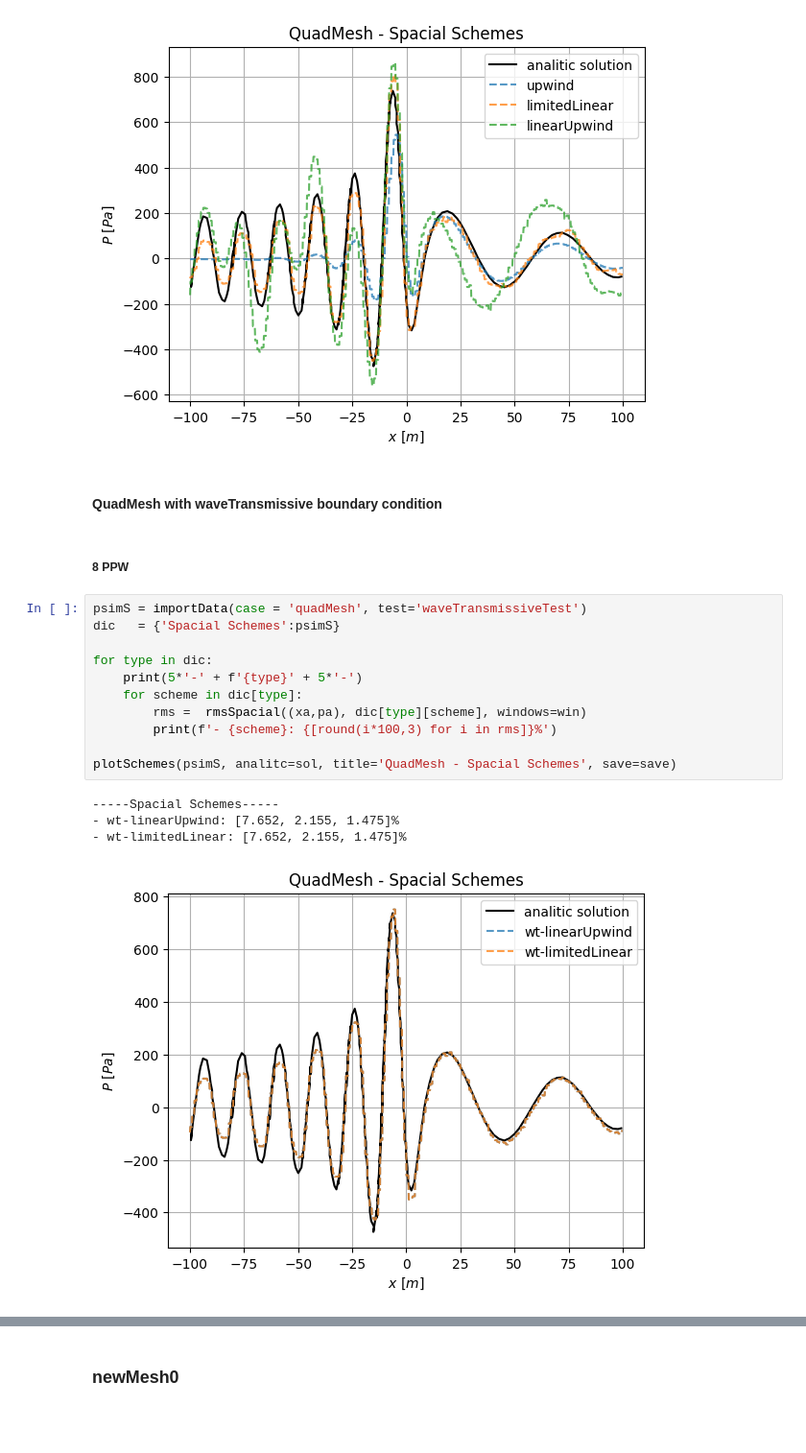
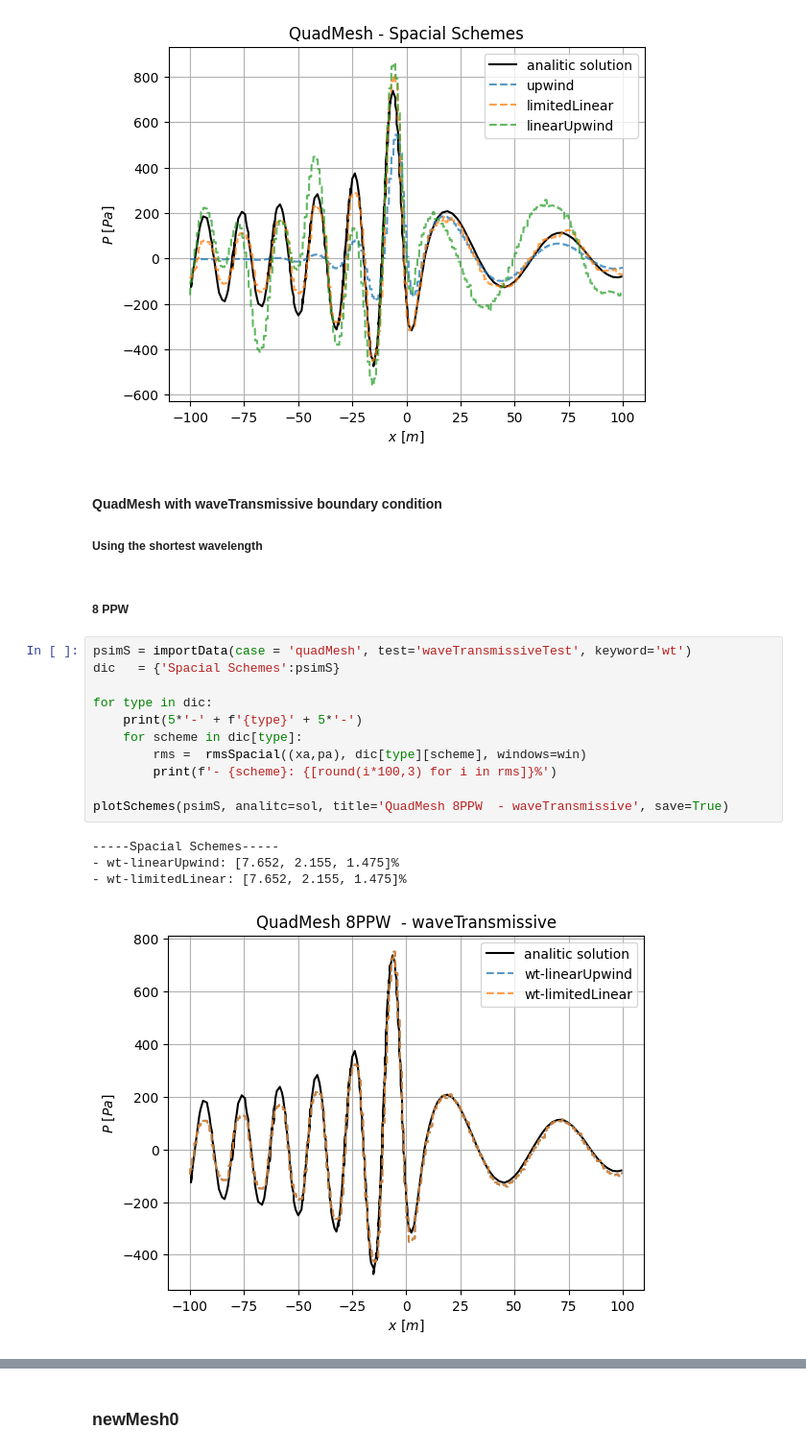
Before and after one commit to Widmark-Kaue/Aeroacoustics-Monopole-Errors, a Jupyter notebook: scripts/schemes.ipynb, the cells around one changed output, grey strips where cells are left out. Shown at 96% size. Saved outputs shown, nothing was run; the diff lists cells and outputs as text; blank space fills up the shorter version.

```diff
--- a/scripts/schemes.ipynb
+++ b/scripts/schemes.ipynb
@@ -110,22 +110,24 @@ plotSchemes(psimS, analitc=sol, title='QuadMesh - Spacial Schemes', save=save)
 [figure]
 # %% [markdown]
 #### QuadMesh with waveTransmissive boundary condition
+
+##### Using the shortest wavelength
 # %% [markdown]
 ##### 8 PPW
 # %%
-psimS = importData(case = 'quadMesh', test='waveTransmissiveTest')
+psimS = importData(case = 'quadMesh', test='waveTransmissiveTest', keyword='wt')
 dic   = {'Spacial Schemes':psimS}
 
 for type in dic:
     print(5*'-' + f'{type}' + 5*'-')
     for scheme in dic[type]:
         rms =  rmsSpacial((xa,pa), dic[type][scheme], windows=win)
         print(f'- {scheme}: {[round(i*100,3) for i in rms]}%')
 
-plotSchemes(psimS, analitc=sol, title='QuadMesh - Spacial Schemes', save=save)
+plotSchemes(psimS, analitc=sol, title='QuadMesh 8PPW  - waveTransmissive', save=True)
 # %% [output]
 -----Spacial Schemes-----
 - wt-linearUpwind: [7.652, 2.155, 1.475]%
 - wt-limitedLinear: [7.652, 2.155, 1.475]%
-[figure, old version]
+[figure, new version]
 # %% [markdown]
```
Also changed, not shown: parts of 6 cells of this notebook.
